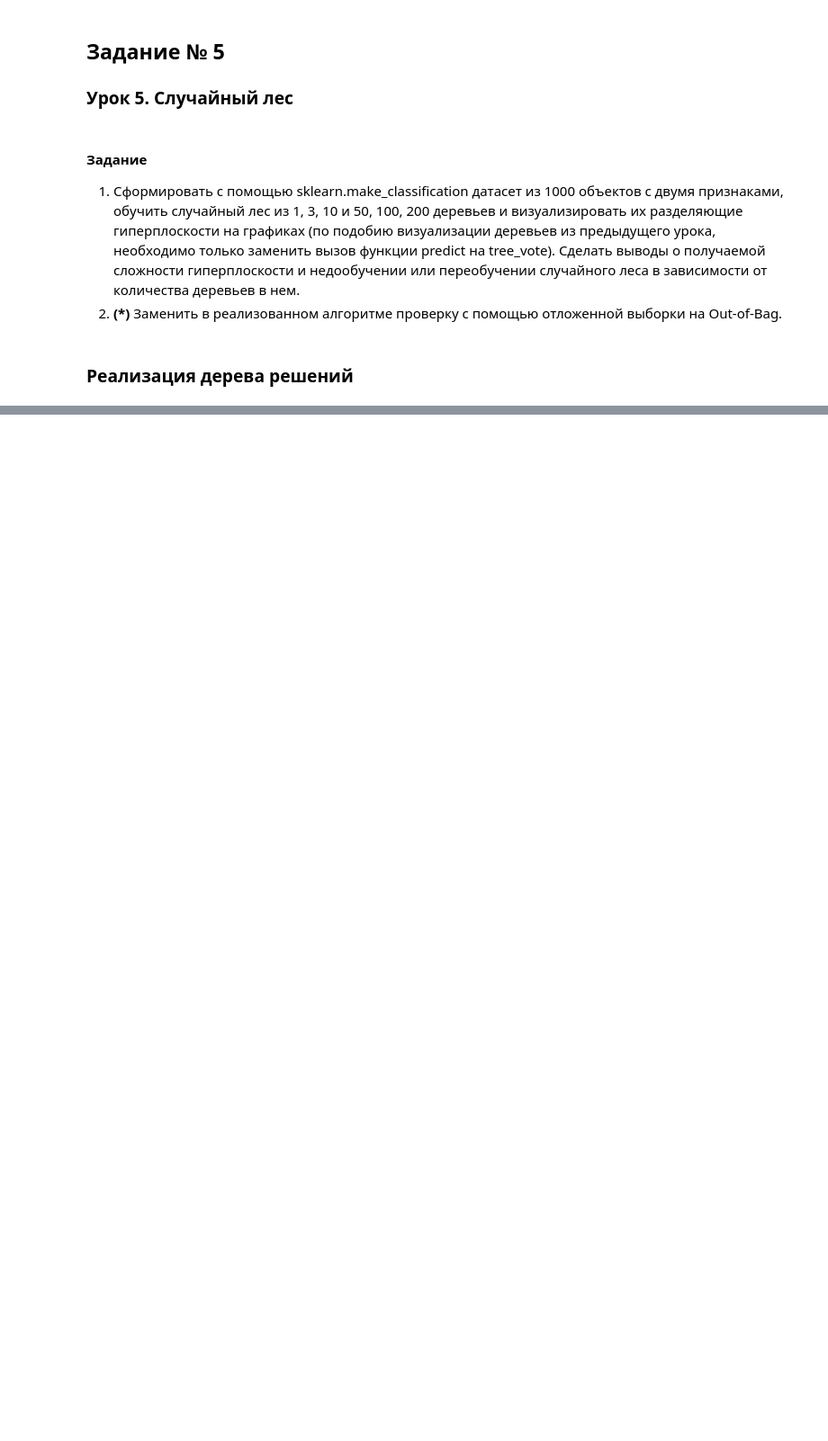
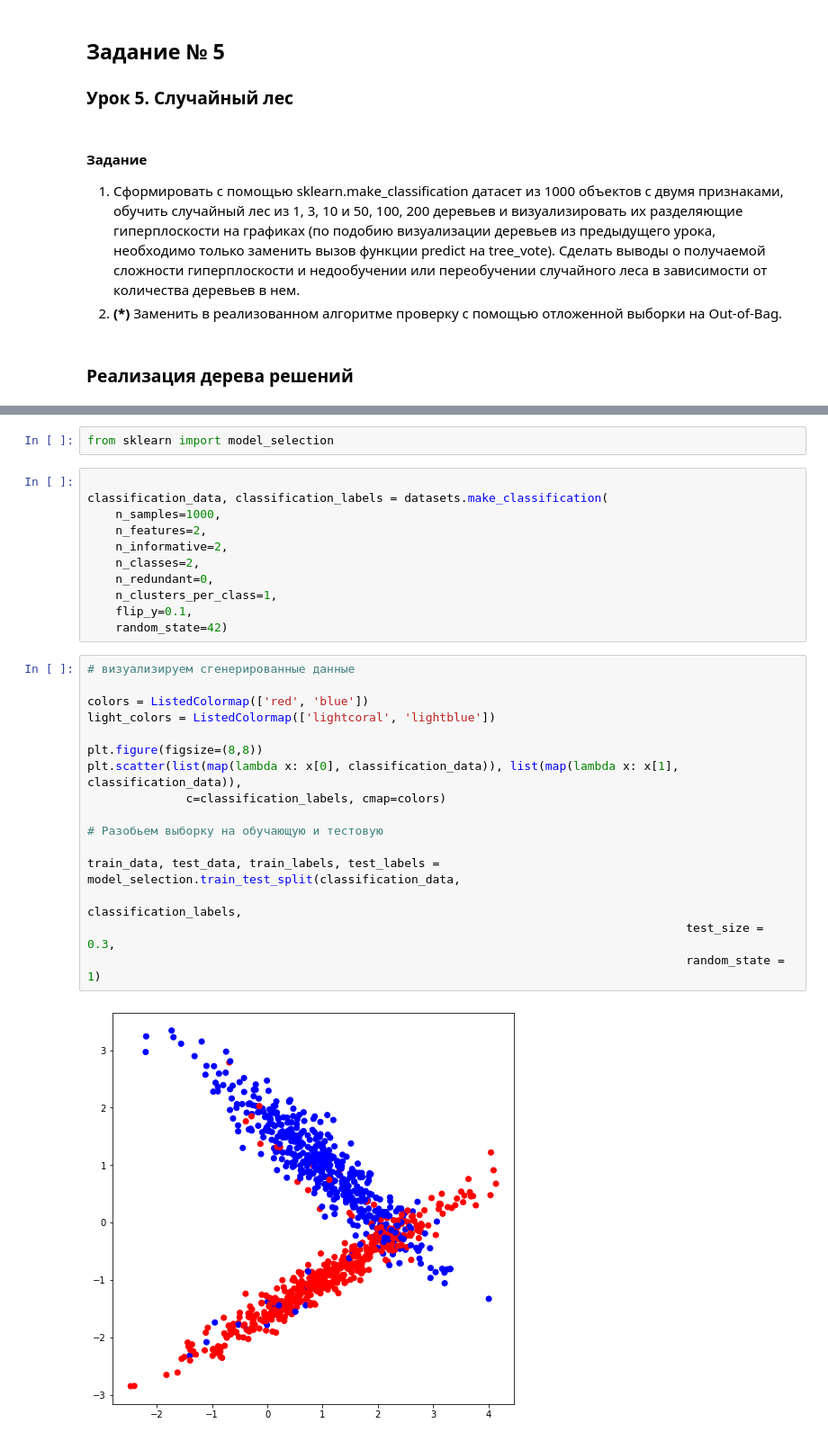
Before and after one commit to alex-chin/gb_data_analysis, a Jupyter notebook: homeworks/home05/home05.ipynb, the cells around one changed output, grey strips where cells are left out. Shown: that part at 90% size. Cells and saved outputs as stored; diff of their text form; blank space fills up the shorter version.

```diff
--- a/homeworks/home05/home05.ipynb
+++ b/homeworks/home05/home05.ipynb
@@ -11,0 +244,31 @@
+# %%
+from sklearn import model_selection
+# %%
+
+classification_data, classification_labels = datasets.make_classification(
+    n_samples=1000,
+    n_features=2,
+    n_informative=2,
+    n_classes=2,
+    n_redundant=0,
+    n_clusters_per_class=1,
+    flip_y=0.1,
+    random_state=42)
+# %%
+# визуализируем сгенерированные данные
+
+colors = ListedColormap(['red', 'blue'])
+light_colors = ListedColormap(['lightcoral', 'lightblue'])
+
+plt.figure(figsize=(8,8))
+plt.scatter(list(map(lambda x: x[0], classification_data)), list(map(lambda x: x[1], classification_data)),
+              c=classification_labels, cmap=colors)
+
+# Разобьем выборку на обучающую и тестовую
+
+train_data, test_data, train_labels, test_labels = model_selection.train_test_split(classification_data,
+                                                                                     classification_labels,
+                                                                                     test_size = 0.3,
+                                                                                     random_state = 1)
+# %% [output]
+[figure, added]
```
Also changed, not shown: parts of 20 cells of this notebook.
